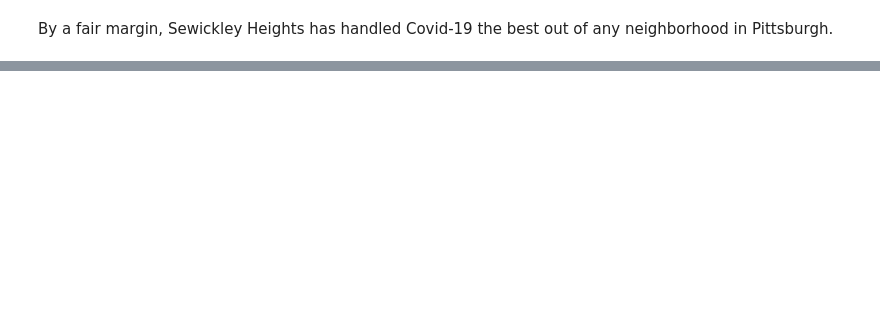
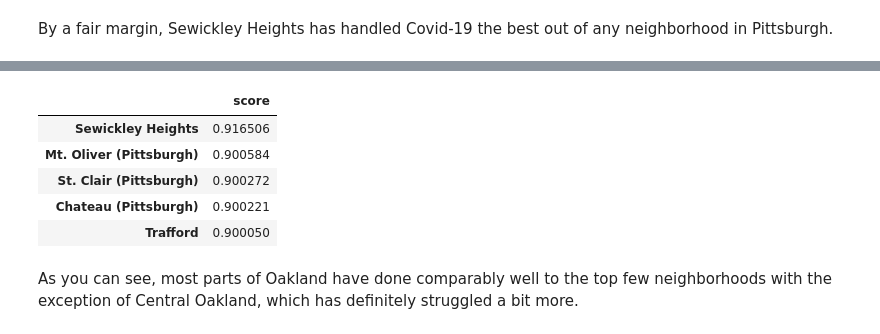
Before and after one commit to alidiusk/final-project, a Jupyter notebook: covid.ipynb, the cells around one changed output, grey strips where cells are left out. Cells and saved outputs as stored; diff of their text form; code cells hidden in the pictures; blank space fills up the shorter version.

```diff
--- a/covid.ipynb
+++ b/covid.ipynb
@@ -132,0 +137,11 @@ By a fair margin, Sewickley Heights has handled Covid-19 the best out of any nei
+# %%
+scores_df.sort_values('score').tail(5).iloc[::-1]
+# %% [output]
+|  | score |
+| Sewickley Heights | 0.916506 |
+| Mt. Oliver (Pittsburgh) | 0.900584 |
+| St. Clair (Pittsburgh) | 0.900272 |
+| Chateau (Pittsburgh) | 0.900221 |
+| Trafford | 0.900050 |
+# %% [markdown]
+As you can see, most parts of Oakland have done comparably well to the top few neighborhoods with the exception of Central Oakland, which has definitely struggled a bit more.
```
Also changed, not shown: parts of 10 cells of this notebook.
